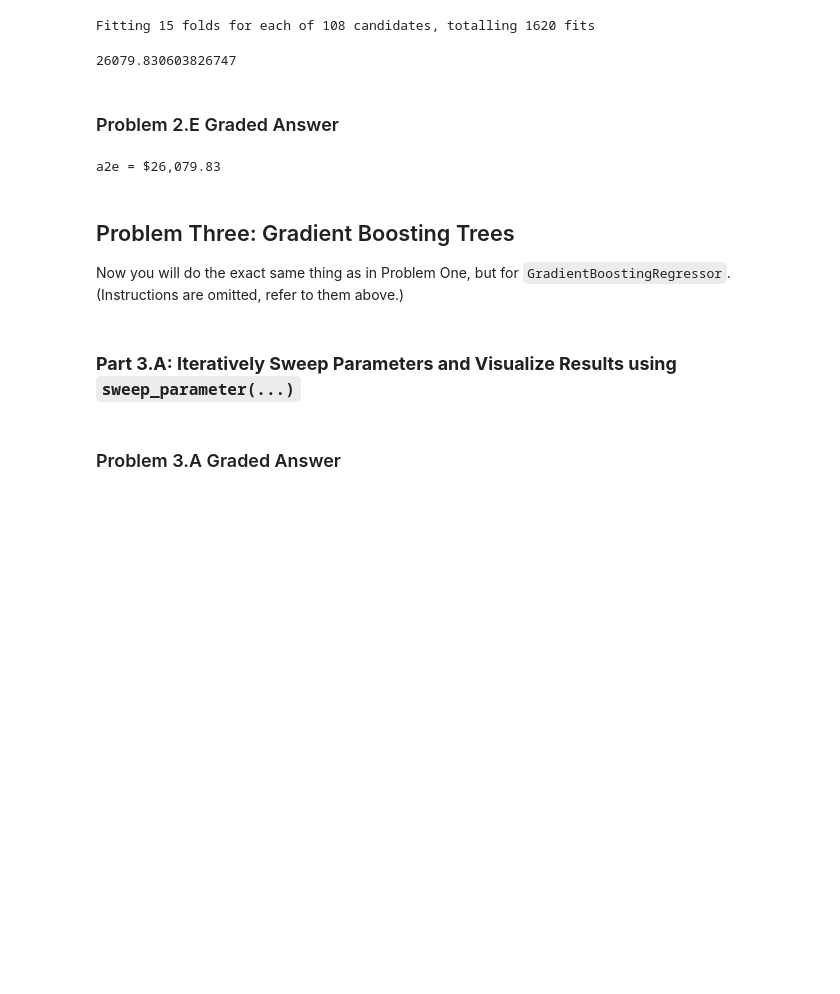
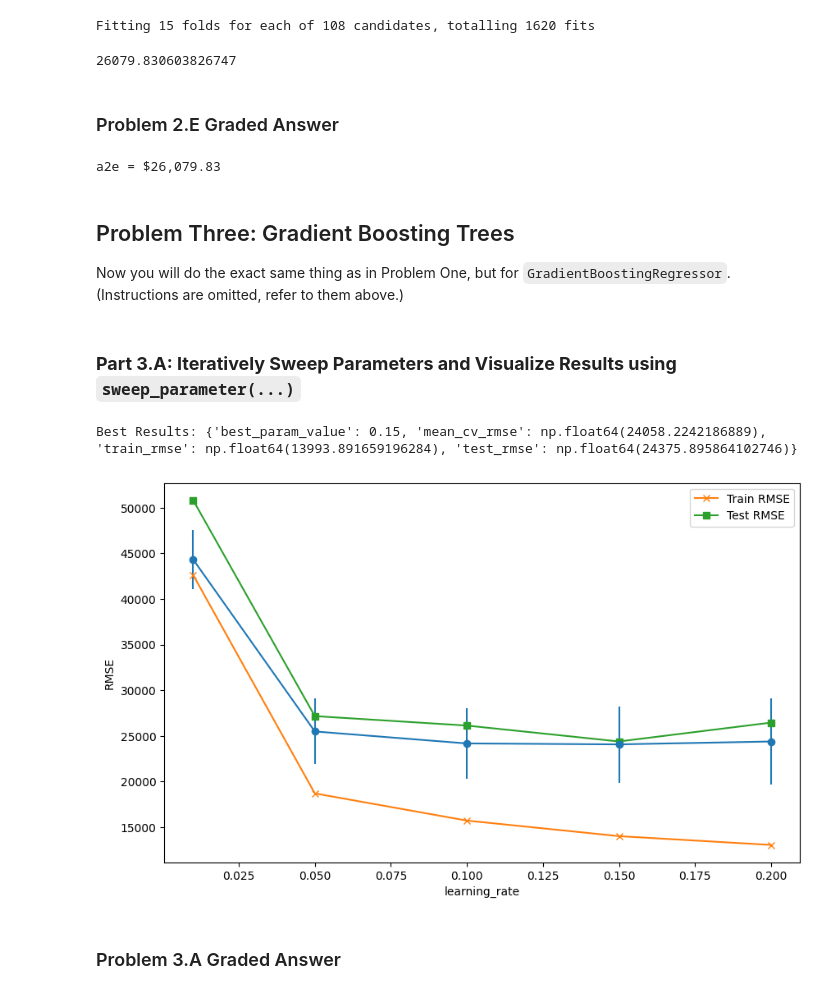
Before and after one commit to els246/Mod-3-HW-7-, a Jupyter notebook: Homework_07.ipynb, the cells around one changed output. Saved outputs shown, nothing was run; the diff lists cells and outputs as text; code cells hidden in the pictures; blank space fills up the shorter version.

```diff
--- a/Homework_07.ipynb
+++ b/Homework_07.ipynb
@@ -980,7 +980,7 @@ def gradient_boosting_3a(param_name, param_values, X_train, y_train, X_test, y_t
             n_estimators=model_params['n_estimators'],
             max_depth=model_params['max_depth'],
             max_features=model_params['max_features'],
-            random_stat=model_params['random_state']
+            random_state=model_params['random_state']
         )
 
         cv_scores = -cross_val_score(
@@ -1009,13 +1009,48 @@ def gradient_boosting_3a(param_name, param_values, X_train, y_train, X_test, y_t
     plt.ylabel('RMSE')
     plt.legend()
 
-    best_cv_rmse_3a = np.argmin(mean_cv_rmse)
+    best_index = np.argmin(mean_cv_rmse)
     best_param_value = param_values[best_index]
     best_results = {
+        'best_param_value': best_param_value,
         'mean_cv_rmse': mean_cv_rmse[best_index],
         'train_rmse': train_rmse[best_index],
         'test_rmse': test_rmse[best_index]
     }
 
     return best_results
+
+    cv_rmse = best_results['mean_cv_rmse']
+
+# best_results = gradient_boosting_3a(param_name='learning_rate',  # Example parameter name
+#     param_values=[0.01, 0.05, 0.1, 0.15, 0.2],  # Example parameter values
+#     X_train=X_train,
+#     y_train=y_train,
+#     X_test=X_test,
+#     y_test=y_test,
+#     n_repeats=10,
+#     n_jobs=-1
+# )
+# %%
+best_results = gradient_boosting_3a(
+    param_name='learning_rate',
+    param_values=[0.01, 0.05, 0.1, 0.15, 0.2],
+    X_train=X_train,
+    y_train=y_train,
+    X_test=X_test,
+    y_test=y_test,
+    n_repeats=10,
+    n_jobs=-1
+)
+
+best_param_value = best_results['best_param_value']
+cv_rmse = best_results['mean_cv_rmse']
+train_rmse = best_results['train_rmse']
+test_rmse = best_results['test_rmse']
+
+# Print the best results
+print("Best Results:", best_results)
+# %% [output]
+Best Results: {'best_param_value': 0.15, 'mean_cv_rmse': np.float64(24058.2242186889), 'train_rmse': np.float64(13993.891659196284), 'test_rmse': np.float64(24375.895864102746)}
+[figure, added]
 # %%
```
Also changed, not shown: parts of 7 cells of this notebook.
